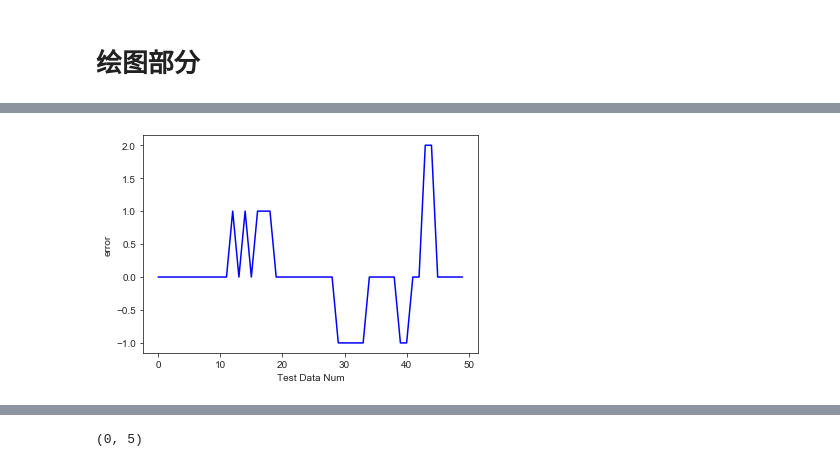
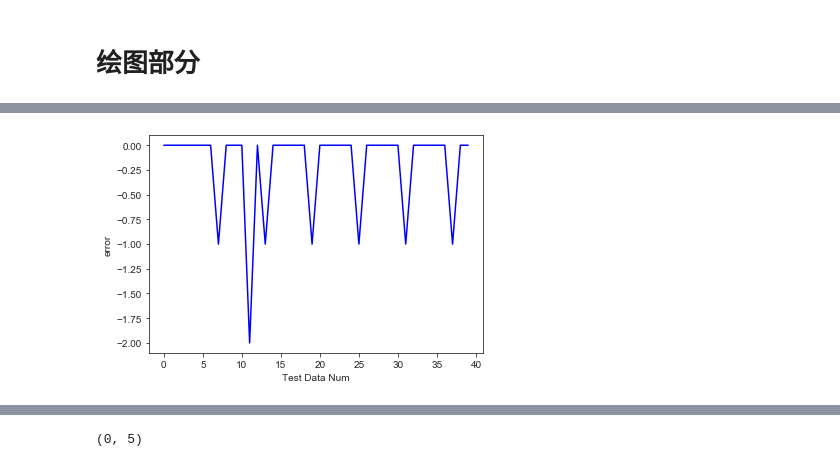
Before and after one commit to ximing766/CS-BP, a Jupyter notebook: CS_BP_Adaboost.ipynb, the cells around one changed output, grey strips where cells are left out. Saved outputs shown, nothing was run; the diff lists cells and outputs as text; code cells hidden in the pictures.

Commit message:
modified dataset

```diff
--- a/CS_BP_Adaboost.ipynb
+++ b/CS_BP_Adaboost.ipynb
@@ -21,11 +21,14 @@ import pandas as pd
 from tensorflow.keras import optimizers,metrics,layers,Sequential
 # %%
 # 导入数据以及预处理
-data = pd.read_csv('GY_AIR.csv',sep=',',header=0,usecols=[1,2,3,4,5,6,7])
-X = data.iloc[:400,1:]
-Y = data.iloc[:400,0]
-TestX = data.iloc[400:,1:]
-TestY = data.iloc[400:,0]
+data = pd.read_csv('DATASETS/GY_AIR.csv',sep=',',header=0,usecols=[1,2,3,4,5,6,7])
+
+data = data.sample(frac = 1) #打乱数据
+
+X = data.iloc[:410,1:]
+Y = data.iloc[:410,0]
+TestX = data.iloc[410:,1:]
+TestY = data.iloc[410:,0]
 
 inputnum = 6
 hiddennum = 10
@@ -46,3 +49,4 @@ def preprocess(x,y):
     y = tf.cast(y,dtype=tf.int32)
     y = tf.one_hot(y,depth=3)
     return x,y
+len(X),len(TestX)
@@ -77,7 +83,7 @@ TestX.iloc[:,2] /= np.max(np.abs(TestX),axis=0)[2]
 TestX.iloc[:,3] /= np.max(np.abs(TestX),axis=0)[3]
 TestX.iloc[:,4] /= np.max(np.abs(TestX),axis=0)[4]
 TestX.iloc[:,5] /= np.max(np.abs(TestX),axis=0)[5]
-batchsz = 32
+batchsz = 16
 db = tf.data.Dataset.from_tensor_slices((X,Y))
 db = db.map(preprocess).batch(batchsz)#.shuffle(60000)
 ds_val = tf.data.Dataset.from_tensor_slices((TestX,TestY))
@@ -312,7 +349,7 @@ best_nest = [] #保存每次CS最佳loss对应的nest，用于赋值给不同神
 best_loss = []
 best_fitness = []
 alpha = [0.11,0.33,0.55,0.77,0.93]  #alpha不取0.5,0<alpha<1
-xn = [0.18,0.29,0.40,0.69,0.88]  #xn值不能和alpha值相同，否则将演化为周期系统，就不是混沌系统了
+xn = [0.92,0.80,0.60,0.29,0.11]  #xn值不能和alpha值相同，否则将演化为周期系统，就不是混沌系统了
 for i in range(M):
     print('第 %d 个CS算法开始'%(i+1))
     nest,loss,fitness = cuckoo_search(20,numsum, low,upp, step_size = 0.4,alpha=alpha[i],xn=xn[i])
@@ -398,8 +435,22 @@ Epoch 100/100
 # %%
 # 评估模型,不输出预测结果
+#将弱分类器按准确率从大到小排序
+CSMODEL = []
+acc = []
+for i in range(0,M):
+    loss,accuracy = Models[i].evaluate(ds_val)
+    acc.append(accuracy)
+
+accIdx = np.argsort(acc)  #模型准确度从大到小排序，保证强分类器至少不会弱于最好的弱分类器
+accIdx = accIdx[::-1]
+
+for i in accIdx:
+    CSMODEL.append(Models[i])
+
 for i in range(0,M):
     print('第 %d 个模型的预测结果为：\r\n'%(i+1))
-    loss,accuracy = Models[i].evaluate(ds_val)
+    loss,accuracy = CSMODEL[i].evaluate(ds_val)
     print('test loss is : %.5f'%(loss))
     print('accuracy is : %.5f\r\n'%(accuracy))
+Models = CSMODEL
 # %% [output]
@@ -542,11 +647,12 @@ scatter_fig.savefig('./BestFit', dpi = 400)
 # %%
-error = y_pred - test_y
+#弱分类器
+error = models_pre_ds[-1] - test_y
 x = list(range(0,len(error)))
 fig = sns.lineplot(x,error,color="b")
 plt.xlabel("Test Data Num")
 plt.ylabel("error")
 scatter_fig = fig.get_figure()
 scatter_fig.savefig('./Error_Num', dpi = 400)
 # %% [output]
-[figure, old version]
+[figure, new version]
 # %%
```
Also changed, not shown: parts of 19 cells of this notebook, 29 other files.
